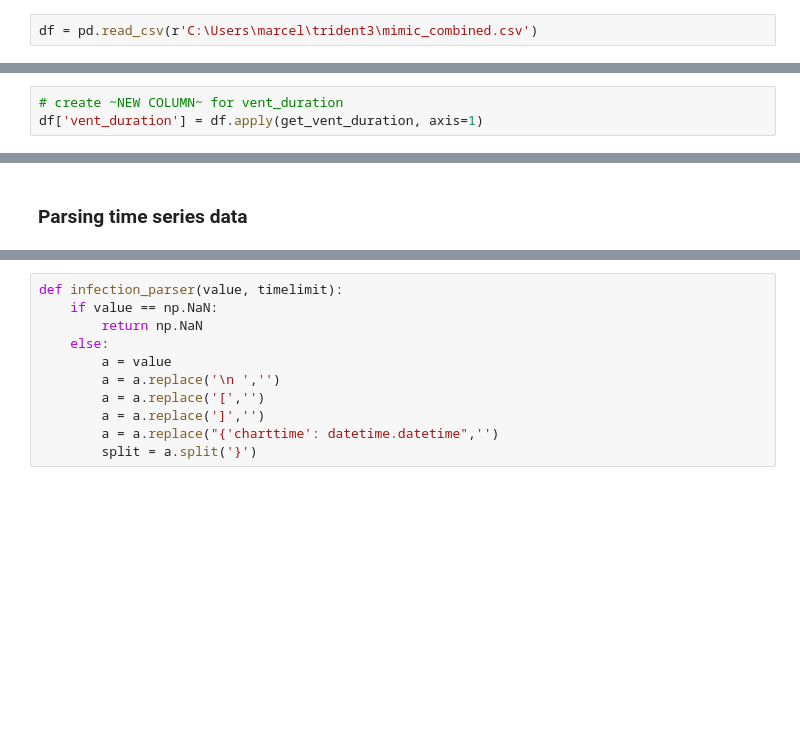
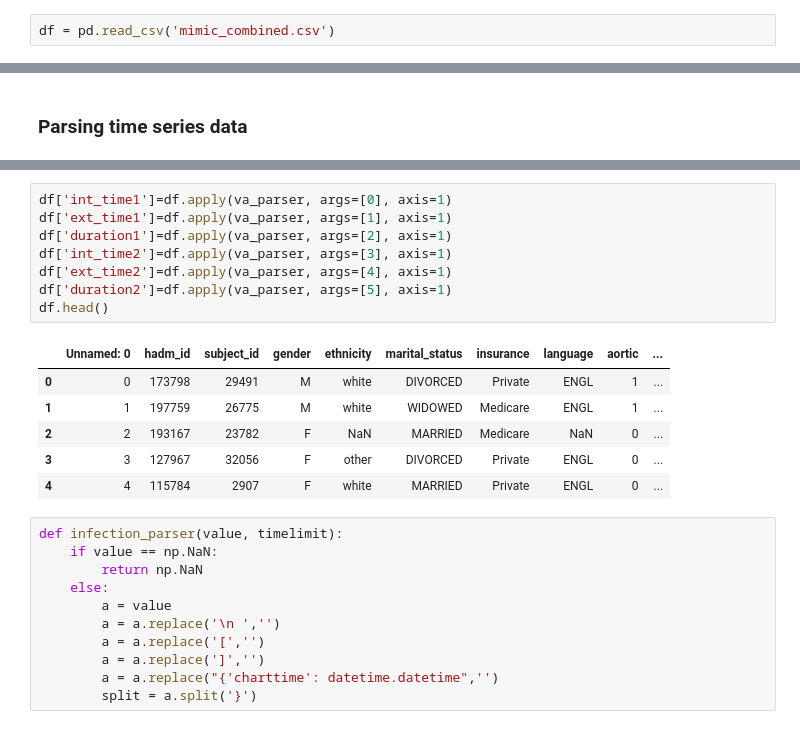
Before and after one commit to marcelchee/trident3, a Jupyter notebook: data_cleaning.ipynb, the cells around one changed output, grey strips where cells are left out. Drawn from its saved outputs; the diff is of its cells as text; blank space fills up the shorter version.

Commit message:
included va_parser

```diff
--- a/data_cleaning.ipynb
+++ b/data_cleaning.ipynb
@@ -17,7 +17,7 @@ from datetime import timedelta
 # %% [markdown]
 ### 1.1: Importing data
 # %%
-df = pd.read_csv(r'C:\Users\marcel\trident3\mimic_combined.csv')
+df = pd.read_csv('mimic_combined.csv')
 # %%
 pd.set_option('display.max_columns', None)
 print(df.shape)
@@ -132,5 +117,2 @@ def get_vent_duration(row):
-# %%
-# create ~NEW COLUMN~ for vent_duration
-df['vent_duration'] = df.apply(get_vent_duration, axis=1)
 # %%
 ## CHECK FOR ROWS WHERE DEATHTIME < INTIME OR ADMITTIME
@@ -390,3 +401,18 @@ IndentationError: expected an indented block (Temp/ipykernel_17716/3059518929.py
+# %%
+df['int_time1']=df.apply(va_parser, args=[0], axis=1)
+df['ext_time1']=df.apply(va_parser, args=[1], axis=1)
+df['duration1']=df.apply(va_parser, args=[2], axis=1)
+df['int_time2']=df.apply(va_parser, args=[3], axis=1)
+df['ext_time2']=df.apply(va_parser, args=[4], axis=1)
+df['duration2']=df.apply(va_parser, args=[5], axis=1)
+df.head()
+# %% [output]
+|  | Unnamed: 0 | hadm_id | subject_id | gender | ethnicity | marital_status | insurance | language | aortic | ... |
+| 0 | 0 | 173798 | 29491 | M | white | DIVORCED | Private | ENGL | 1 | ... |
+| 1 | 1 | 197759 | 26775 | M | white | WIDOWED | Medicare | ENGL | 1 | ... |
+| 2 | 2 | 193167 | 23782 | F | NaN | MARRIED | Medicare | NaN | 0 | ... |
+| 3 | 3 | 127967 | 32056 | F | other | DIVORCED | Private | ENGL | 0 | ... |
+| 4 | 4 | 115784 | 2907 | F | white | MARRIED | Private | ENGL | 0 | ... |
 # %%
 def infection_parser(value, timelimit):
     if value == np.NaN:
```
Also changed, not shown: parts of 14 cells of this notebook.
